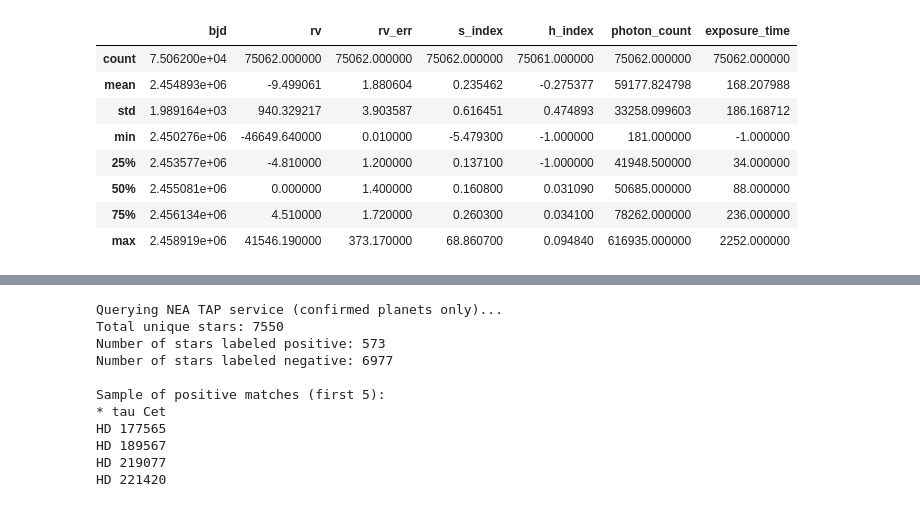
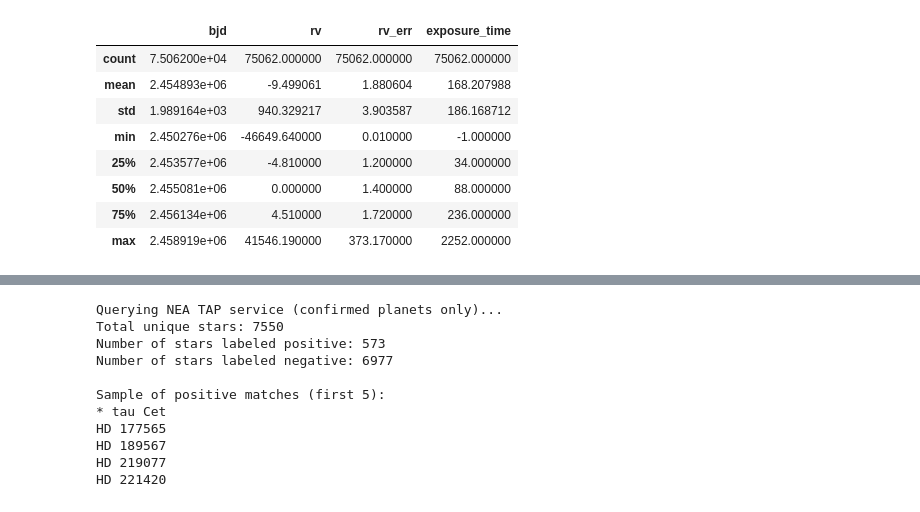
Before and after one commit to MaanavN/ML-Exoplanet-Detection-Research, a Jupyter notebook: data_prep.ipynb, the cells around one changed output, grey strips where cells are left out. Cells and saved outputs as stored; diff of their text form; code cells hidden in the pictures.

```diff
--- a/data_prep.ipynb
+++ b/data_prep.ipynb
@@ -40,58 +42,54 @@ from pathlib import Path
 import pandas as pd
 import os
 
-# Define the directory containing the raw HIRES .vels files
-directory = Path("/kaggle/input/datasets/maanav0114/harps-n-dataset/keck_vels/keck_vels/")  # This is where we processed the raw data
-
-# Define column names for the 7 columns in each .vels file
-columns = ['bjd', 'rv', 'rv_err', 's_index', 'h_index', 'photon_count', 'exposure_time']
+# Directory containing the raw HIRES .vels files
+directory = Path("/kaggle/input/datasets/maanav0114/harps-n-dataset/keck_vels/keck_vels/")
 
 # Initialize list to store rows
 rows = []
 
 # Process each .vels file
+# File format: 7 columns per line — BJD, RV, RV_err, S-index, H-index, photon_count, exposure_time
+# We only keep the 4 columns shared with HARPS (plus star_name)
 for filename in os.listdir(directory):
     if filename.endswith('.vels'):
         star_name = filename.replace('_KECK.vels', '')
         filepath = directory / filename
 
         with open(filepath, 'r') as f:
             for line in f:
                 line = line.strip()
                 if not line:
                     continue
 
-                # Split by whitespace (handles variable spacing)
                 values = line.split()
                 if len(values) != 7:
                     continue  # Skip malformed lines
 
-                # Create row with all 7 columns + star name
                 row = {
                     'star_name': star_name,
                     'bjd': float(values[0]),
                     'rv': float(values[1]),
                     'rv_err': float(values[2]),
-                    's_index': float(values[3]),
-                    'h_index': float(values[4]),
-                    'photon_count': int(values[5]),
+                    # values[3] = S-index (HIRES-only, skip)
+                    # values[4] = H-index (HIRES-only, skip)
+                    # values[5] = photon_count (HIRES-only, skip)
                     'exposure_time': int(values[6])
                 }
                 rows.append(row)
 
-# Create DataFrame with all columns preserved
 hires_df = pd.DataFrame(rows)
 hires_df.describe()
 # %% [output]
-|  | bjd | rv | rv_err | s_index | h_index | photon_count | exposure_time |
-| count | 7.506200e+04 | 75062.000000 | 75062.000000 | 75062.000000 | 75061.000000 | 75062.000000 | 75062.000000 |
-| mean | 2.454893e+06 | -9.499061 | 1.880604 | 0.235462 | -0.275377 | 59177.824798 | 168.207988 |
-| std | 1.989164e+03 | 940.329217 | 3.903587 | 0.616451 | 0.474893 | 33258.099603 | 186.168712 |
-| min | 2.450276e+06 | -46649.640000 | 0.010000 | -5.479300 | -1.000000 | 181.000000 | -1.000000 |
-| 25% | 2.453577e+06 | -4.810000 | 1.200000 | 0.137100 | -1.000000 | 41948.500000 | 34.000000 |
-| 50% | 2.455081e+06 | 0.000000 | 1.400000 | 0.160800 | 0.031090 | 50685.000000 | 88.000000 |
-| 75% | 2.456134e+06 | 4.510000 | 1.720000 | 0.260300 | 0.034100 | 78262.000000 | 236.000000 |
-| max | 2.458919e+06 | 41546.190000 | 373.170000 | 68.860700 | 0.094840 | 616935.000000 | 2252.000000 |
+|  | bjd | rv | rv_err | exposure_time |
+| count | 7.506200e+04 | 75062.000000 | 75062.000000 | 75062.000000 |
+| mean | 2.454893e+06 | -9.499061 | 1.880604 | 168.207988 |
+| std | 1.989164e+03 | 940.329217 | 3.903587 | 186.168712 |
+| min | 2.450276e+06 | -46649.640000 | 0.010000 | -1.000000 |
+| 25% | 2.453577e+06 | -4.810000 | 1.200000 | 34.000000 |
+| 50% | 2.455081e+06 | 0.000000 | 1.400000 | 88.000000 |
+| 75% | 2.456134e+06 | 4.510000 | 1.720000 | 236.000000 |
+| max | 2.458919e+06 | 41546.190000 | 373.170000 | 2252.000000 |
 # %%
 harps_stars = []
 for name in list(set(list(harps_df['star_name']))):
```
Also changed, not shown: parts of 6 cells of this notebook, 2 other files.
